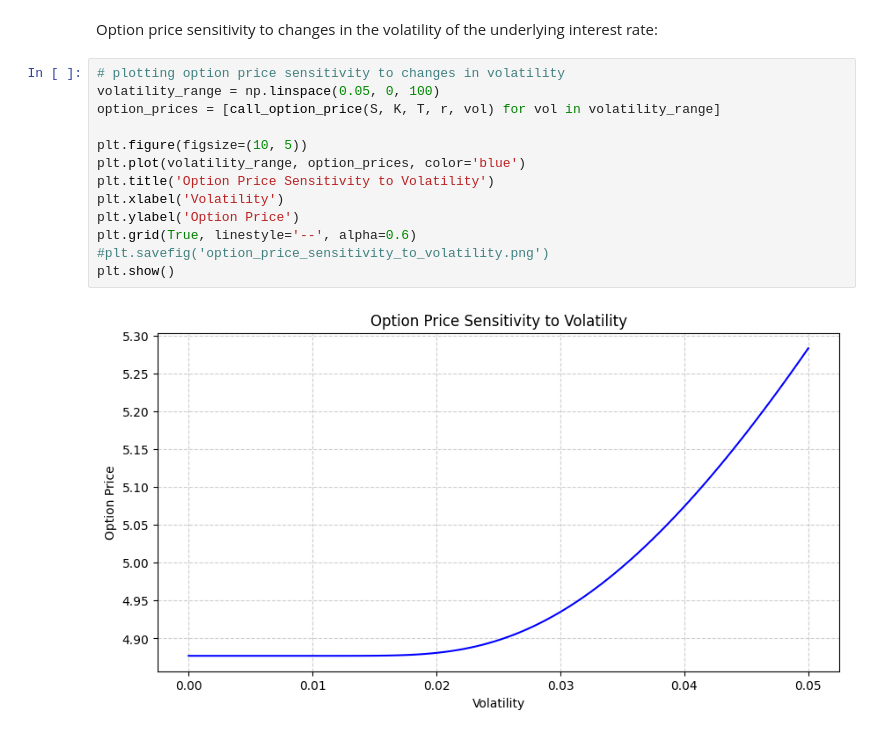
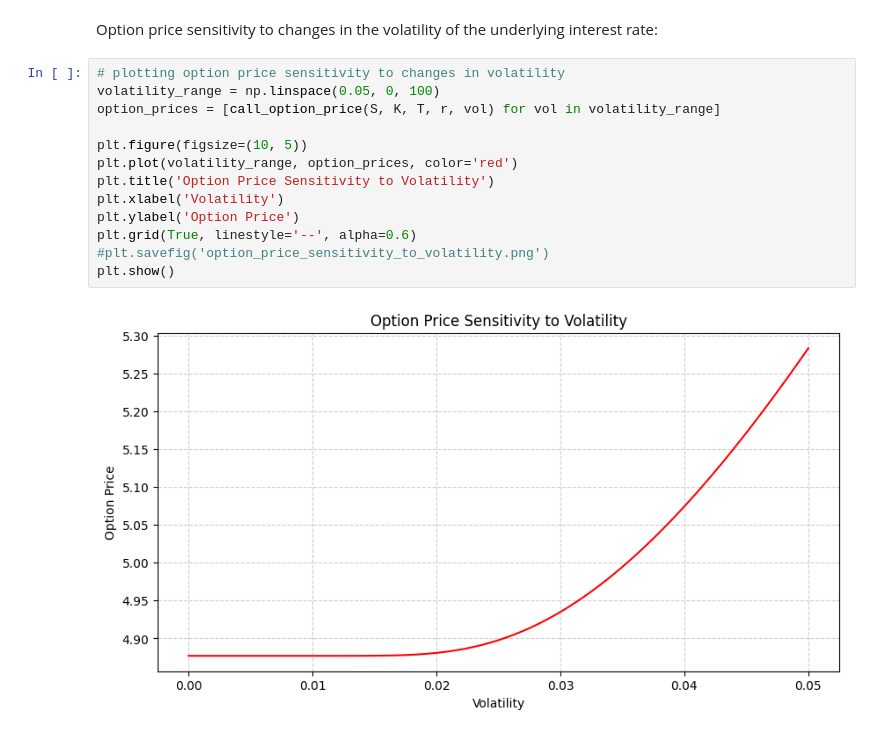
Before and after one commit to MathQuantLab/interest-rates-modelling, a Jupyter notebook: Lognormal_spot_rate_model/SG-Lognormal_spot_rate_model.ipynb, the cells around one changed output. Cells and saved outputs as stored; diff of their text form.

```diff
--- a/Lognormal_spot_rate_model/SG-Lognormal_spot_rate_model.ipynb
+++ b/Lognormal_spot_rate_model/SG-Lognormal_spot_rate_model.ipynb
@@ -63,15 +63,15 @@ Option price sensitivity to changes in the volatility of the underlying interest
 # %%
 # plotting option price sensitivity to changes in volatility
 volatility_range = np.linspace(0.05, 0, 100)
 option_prices = [call_option_price(S, K, T, r, vol) for vol in volatility_range]
 
 plt.figure(figsize=(10, 5))
-plt.plot(volatility_range, option_prices, color='blue')
+plt.plot(volatility_range, option_prices, color='red')
 plt.title('Option Price Sensitivity to Volatility')
 plt.xlabel('Volatility')
 plt.ylabel('Option Price')
 plt.grid(True, linestyle='--', alpha=0.6)
 #plt.savefig('option_price_sensitivity_to_volatility.png')
 plt.show()
 # %% [output]
-[figure, old version]
+[figure, new version]
```
Also changed, not shown: parts of 2 cells of this notebook.
